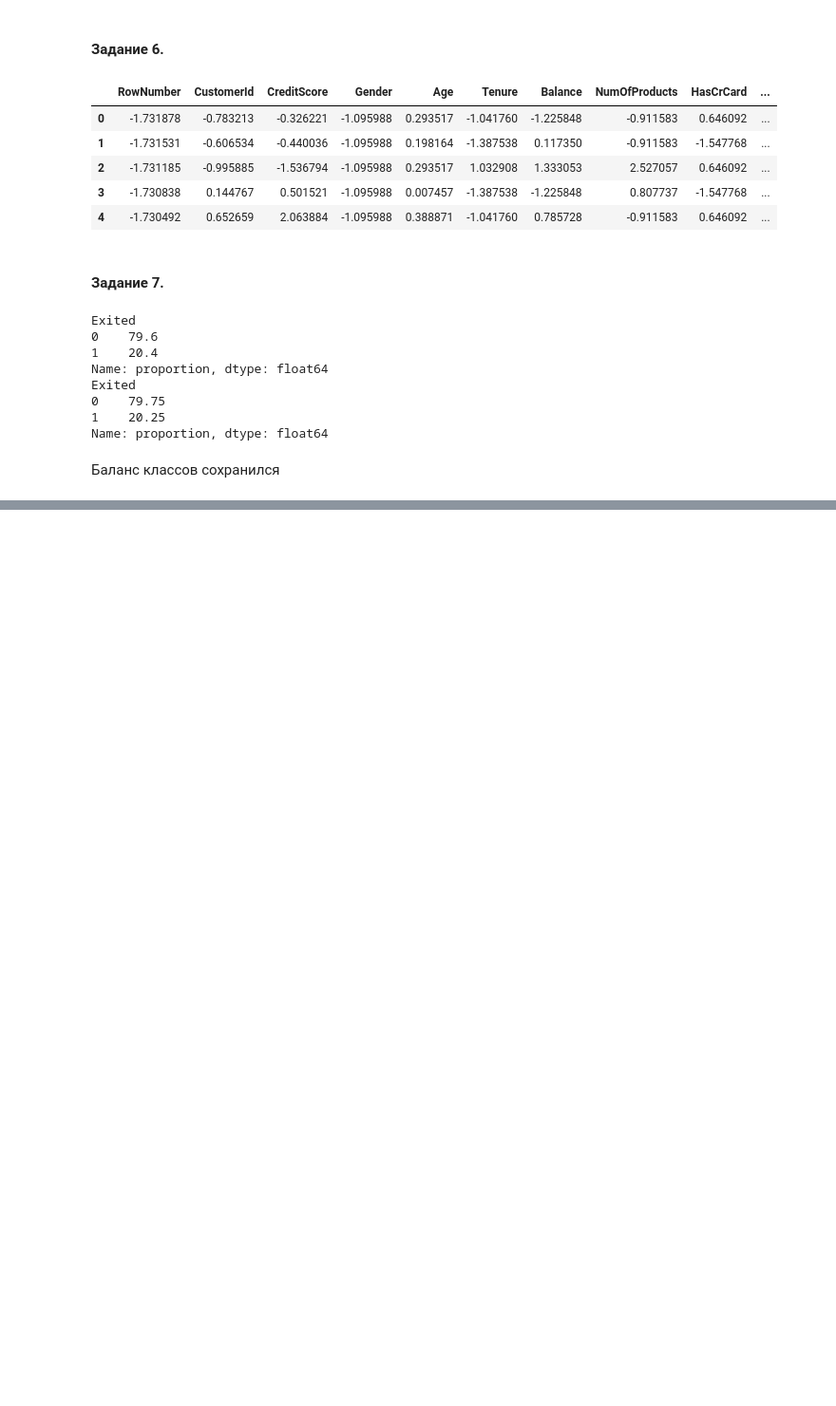
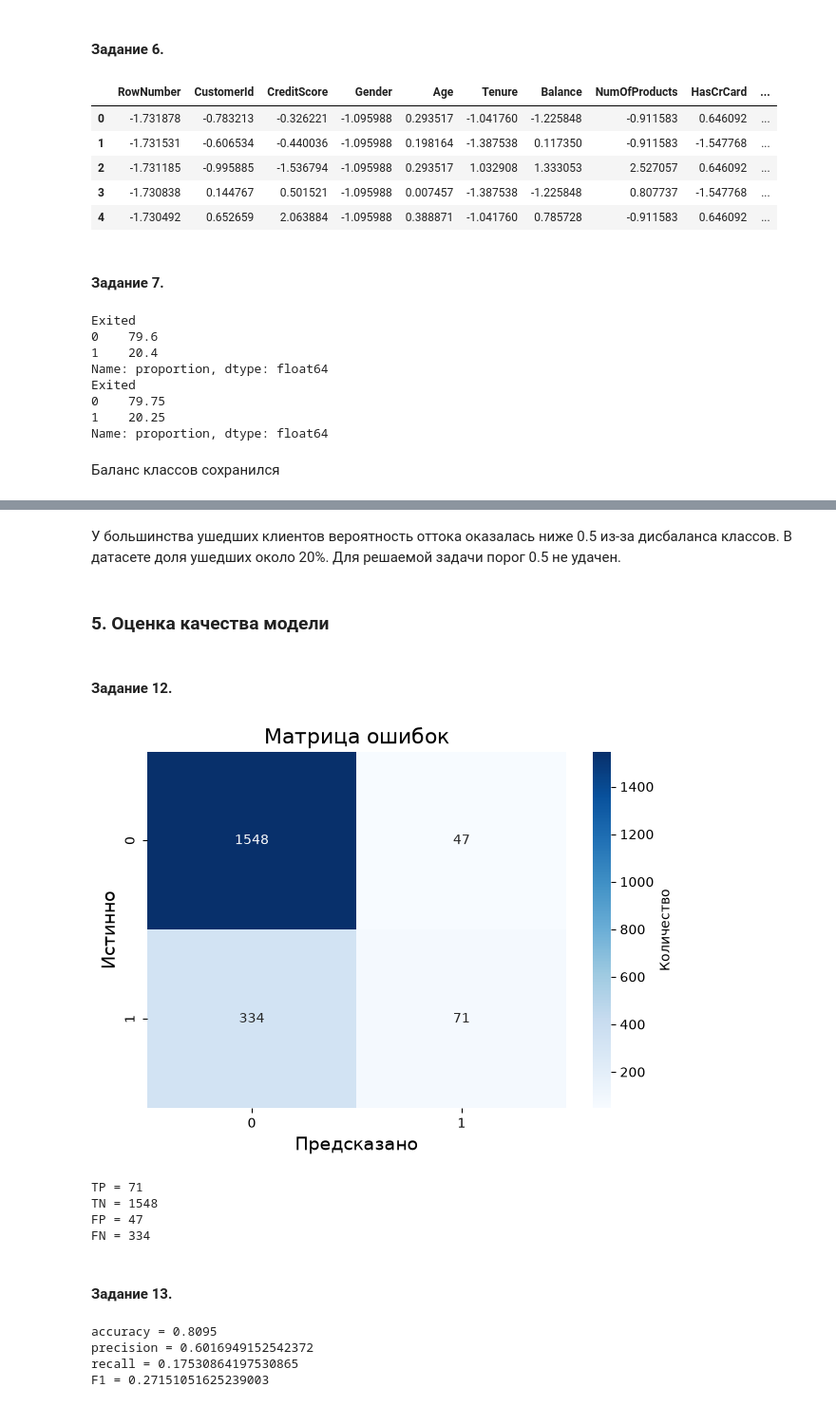
Before and after one commit to RuslanVdovinn/asu, a Jupyter notebook: asu_mo/logistic-reg/exercise/log_reg.ipynb, the cells around one changed output, grey strips where cells are left out. Shown at 95% size. Cells and saved outputs as stored; diff of their text form; code cells hidden in the pictures; blank space fills up the shorter version.

```diff
--- a/asu_mo/logistic-reg/exercise/log_reg.ipynb
+++ b/asu_mo/logistic-reg/exercise/log_reg.ipynb
@@ -212,0 +314,58 @@ Name: proportion, dtype: float64
+# %% [markdown]
+У большинства ушедших клиентов вероятность оттока оказалась ниже 0.5 из-за дисбаланса классов. В датасете доля ушедших около 20%.
+Для решаемой задачи порог 0.5 не удачен.
+# %% [markdown]
+### 5. Оценка качества модели
+# %% [markdown]
+#### Задание 12.
+# %%
+# Матрица ошибок
+cm = pd.crosstab(y_test, y_pred)
+
+sns.heatmap(
+    cm,
+    annot=True,
+    fmt="d",
+    cmap="Blues",
+    cbar_kws={"label": "Количество"},
+)
+plt.xlabel("Предсказано", fontsize=14)
+plt.ylabel("Истинно", fontsize=14)
+plt.title("Матрица ошибок", fontsize=16)
+plt.tight_layout()
+plt.show()
+# %% [output]
+[figure, added]
+# %%
+TP = cm[1][1]
+TN = cm[0][0]
+FP = cm[1][0]
+FN = cm[0][1]
+print(f"TP = {TP}")
+print(f"TN = {TN}")
+print(f"FP = {FP}")
+print(f"FN = {FN}")
+# %% [output]
+TP = 71
+TN = 1548
+FP = 47
+FN = 334
+# %% [markdown]
+#### Задание 13.
+# %%
+accuracy = (TP + TN) / (TP + TN + FP + FN)
+print(f"accuracy = {accuracy}")
+
+precision = TP / (TP + FP)
+print(f"precision = {precision}")
+
+recall = TP / (TP + FN)
+print(f"recall = {recall}")
+
+F1 = TP / (TP + (FP + FN) / 2)
+print(f"F1 = {F1}")
+# %% [output]
+accuracy = 0.8095
+precision = 0.6016949152542372
+recall = 0.17530864197530865
+F1 = 0.27151051625239003
```
Also changed, not shown: parts of 21 cells of this notebook.
